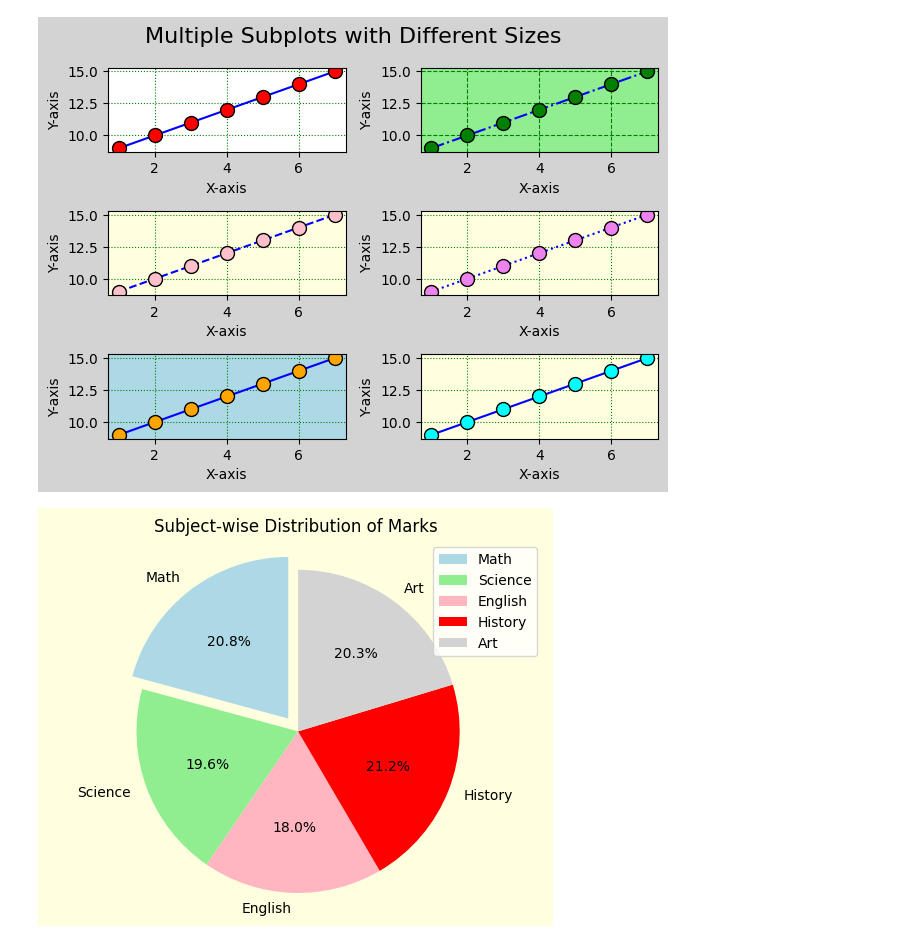
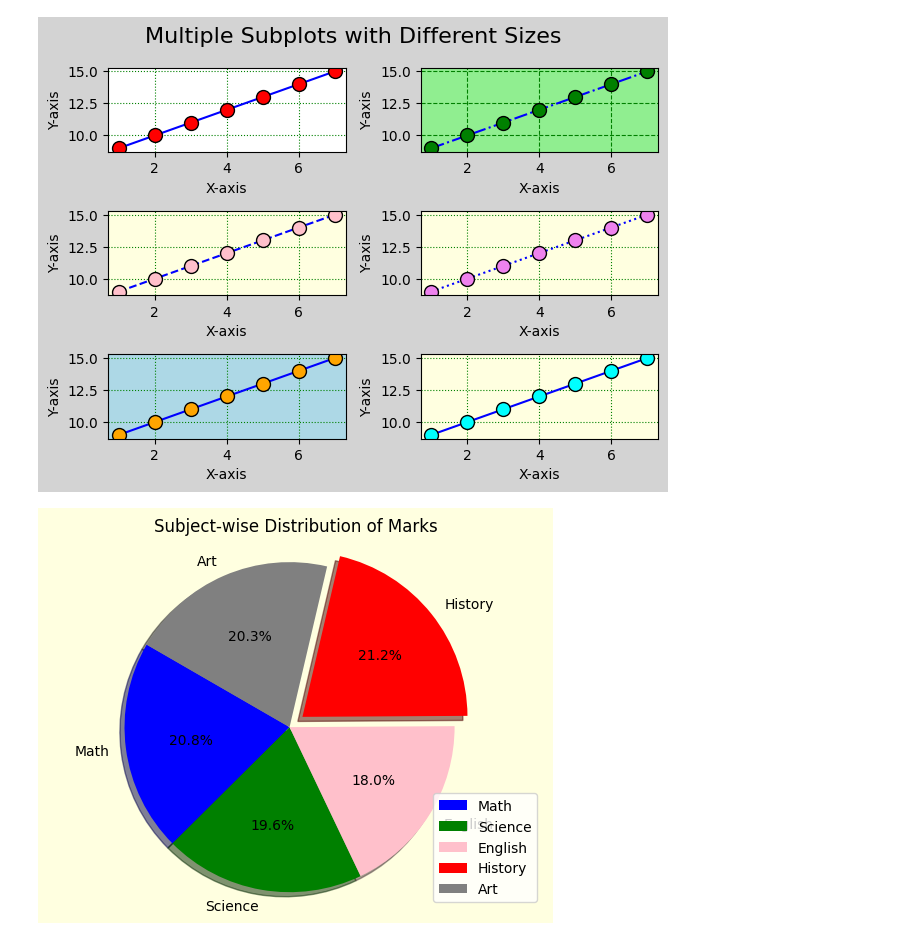
Before and after one commit to sangu0005/data_analysis_workspace, a Jupyter notebook: Maplotlib.ipynb, the cells around one changed output. Drawn from its saved outputs; the diff is of its cells as text; code cells hidden in the pictures.

```diff
--- a/Maplotlib.ipynb
+++ b/Maplotlib.ipynb
@@ -119,11 +119,11 @@ fig.tight_layout()
 # %%
 marks = [90, 85, 78, 92, 88]
 subjects = ['Math', 'Science', 'English', 'History', 'Art']
-plt.pie(marks, labels=subjects, autopct='%1.1f%%', startangle=90, colors=['lightblue', 'lightgreen', 'lightpink', 'red', 'lightgray'], explode=(0.1, 0, 0, 0, 0))
+plt.pie(marks, labels=subjects, autopct='%1.1f%%',shadow=True, startangle=150, colors=['blue', 'green', 'pink', 'red', 'gray'], explode=(0, 0, 0, 0.1, 0))
 plt.title('Subject-wise Distribution of Marks')
 plt.axis('equal')
 plt.legend()
 plt.gcf().set_facecolor('lightyellow')
 plt.show()
 # %% [output]
-[figure, old version]
+[figure, new version]
```
Also changed, not shown: parts of 4 cells of this notebook.
